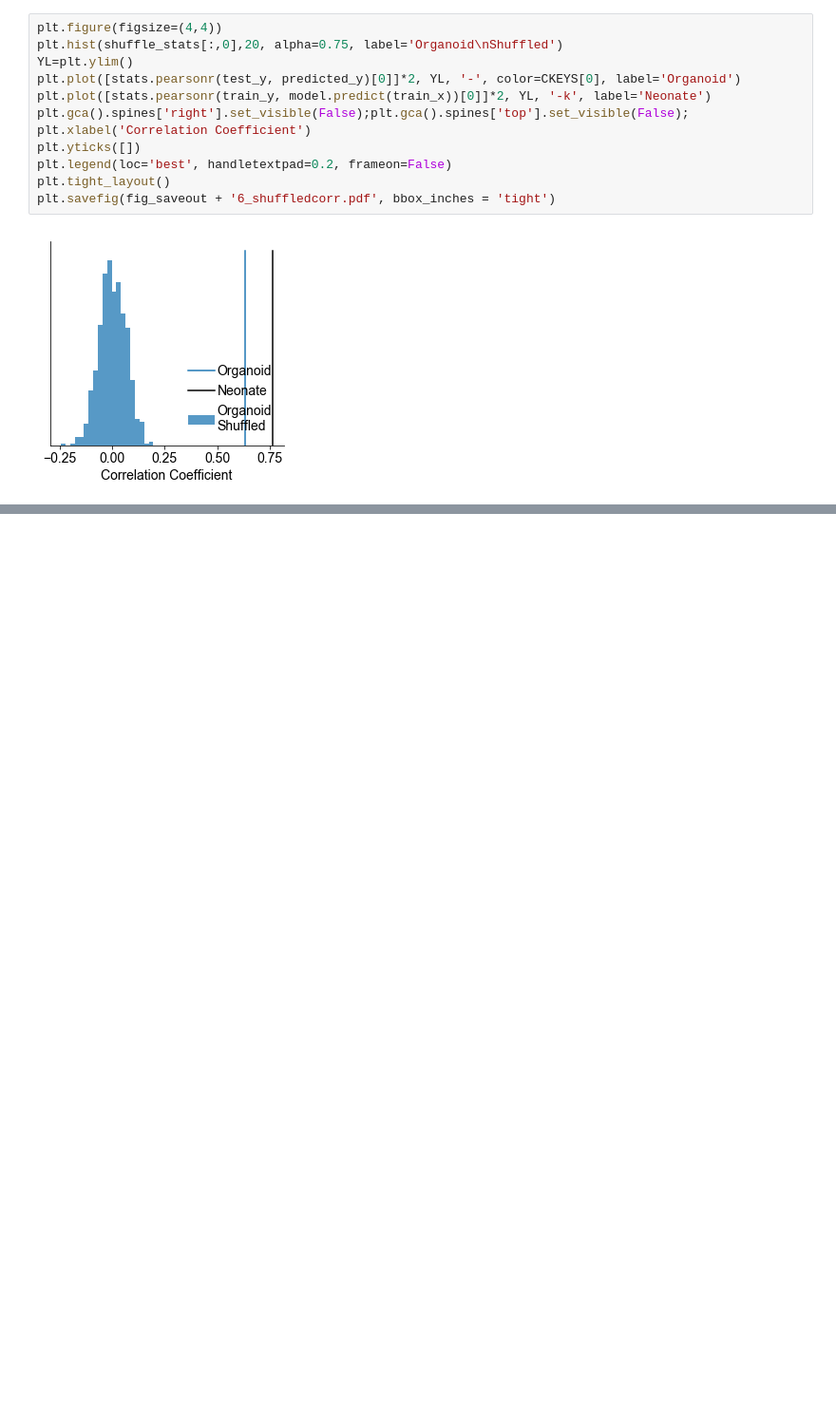
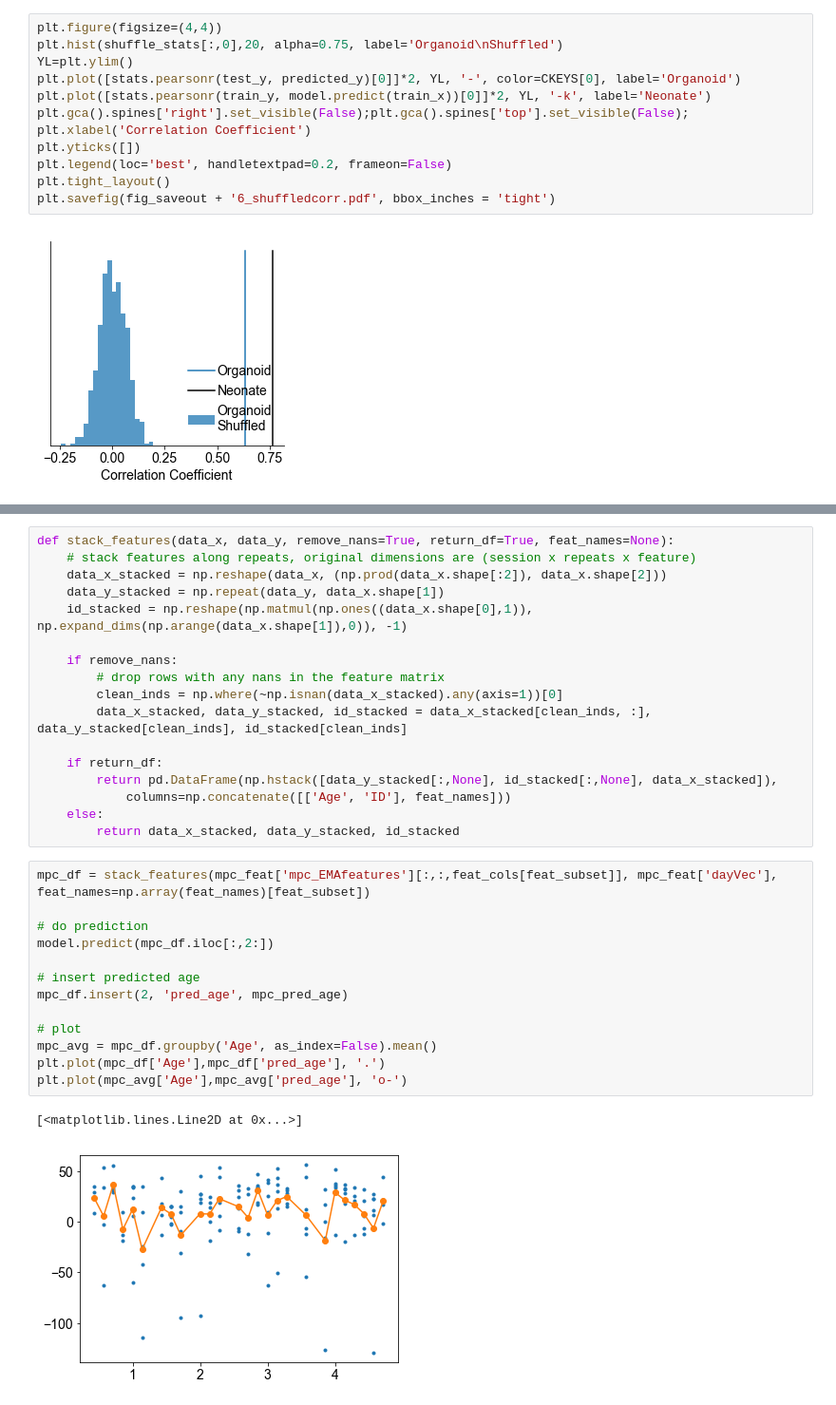
Before and after one commit to voytekresearch/OscillatoryOrganoids, a Jupyter notebook: organoid_EEG_age_regression.ipynb, the cells around one changed output, grey strips where cells are left out. Shown: that part at 95% size. Cells and saved outputs as stored; diff of their text form; blank space fills up the shorter version.

```diff
--- a/organoid_EEG_age_regression.ipynb
+++ b/organoid_EEG_age_regression.ipynb
@@ -433,0 +459,33 @@ plt.savefig(fig_saveout + '6_shuffledcorr.pdf', bbox_inches = 'tight')
+# %%
+def stack_features(data_x, data_y, remove_nans=True, return_df=True, feat_names=None):
+    # stack features along repeats, original dimensions are (session x repeats x feature)
+    data_x_stacked = np.reshape(data_x, (np.prod(data_x.shape[:2]), data_x.shape[2]))
+    data_y_stacked = np.repeat(data_y, data_x.shape[1])
+    id_stacked = np.reshape(np.matmul(np.ones((data_x.shape[0],1)), np.expand_dims(np.arange(data_x.shape[1]),0)), -1)
+
+    if remove_nans:
+        # drop rows with any nans in the feature matrix
+        clean_inds = np.where(~np.isnan(data_x_stacked).any(axis=1))[0]
+        data_x_stacked, data_y_stacked, id_stacked = data_x_stacked[clean_inds, :], data_y_stacked[clean_inds], id_stacked[clean_inds]
+
+    if return_df:
+        return pd.DataFrame(np.hstack([data_y_stacked[:,None], id_stacked[:,None], data_x_stacked]),
+            columns=np.concatenate([['Age', 'ID'], feat_names]))
+    else:
+        return data_x_stacked, data_y_stacked, id_stacked
+# %%
+mpc_df = stack_features(mpc_feat['mpc_EMAfeatures'][:,:,feat_cols[feat_subset]], mpc_feat['dayVec'], feat_names=np.array(feat_names)[feat_subset])
+
+# do prediction
+model.predict(mpc_df.iloc[:,2:])
+
+# insert predicted age
+mpc_df.insert(2, 'pred_age', mpc_pred_age)
+
+# plot
+mpc_avg = mpc_df.groupby('Age', as_index=False).mean()
+plt.plot(mpc_df['Age'],mpc_df['pred_age'], '.')
+plt.plot(mpc_avg['Age'],mpc_avg['pred_age'], 'o-')
+# %% [output]
+[<matplotlib.lines.Line2D at 0x...>]
+[figure, added]
```
Also changed, not shown: parts of 5 cells of this notebook, 6 other files.
